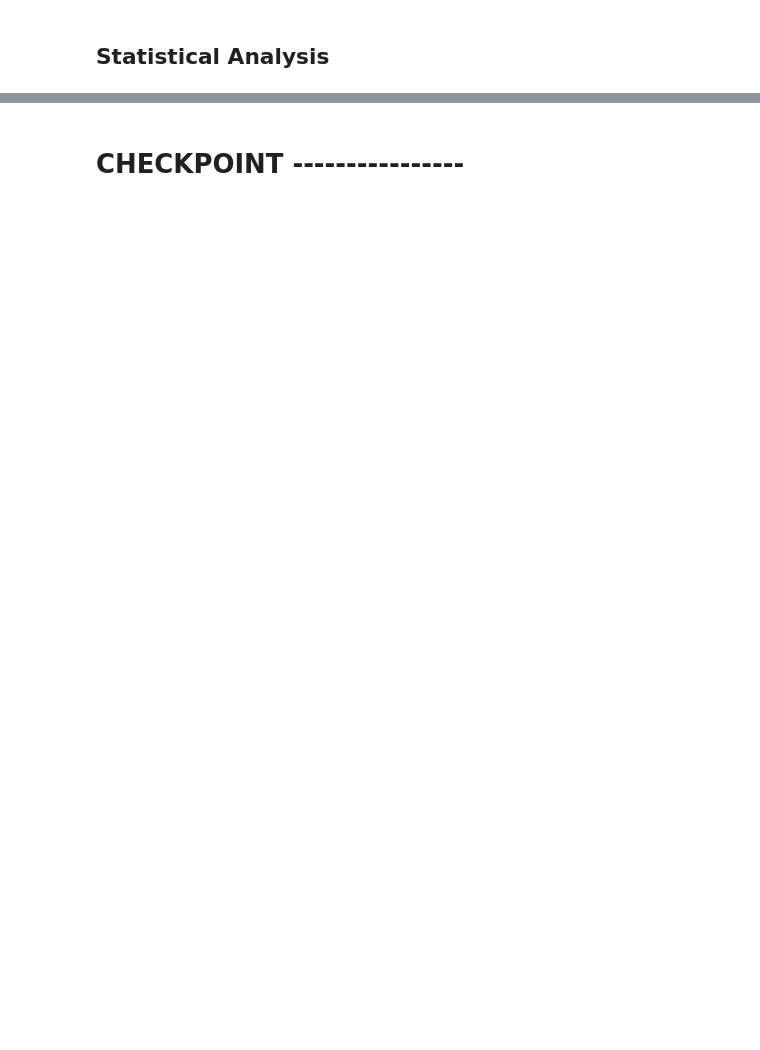
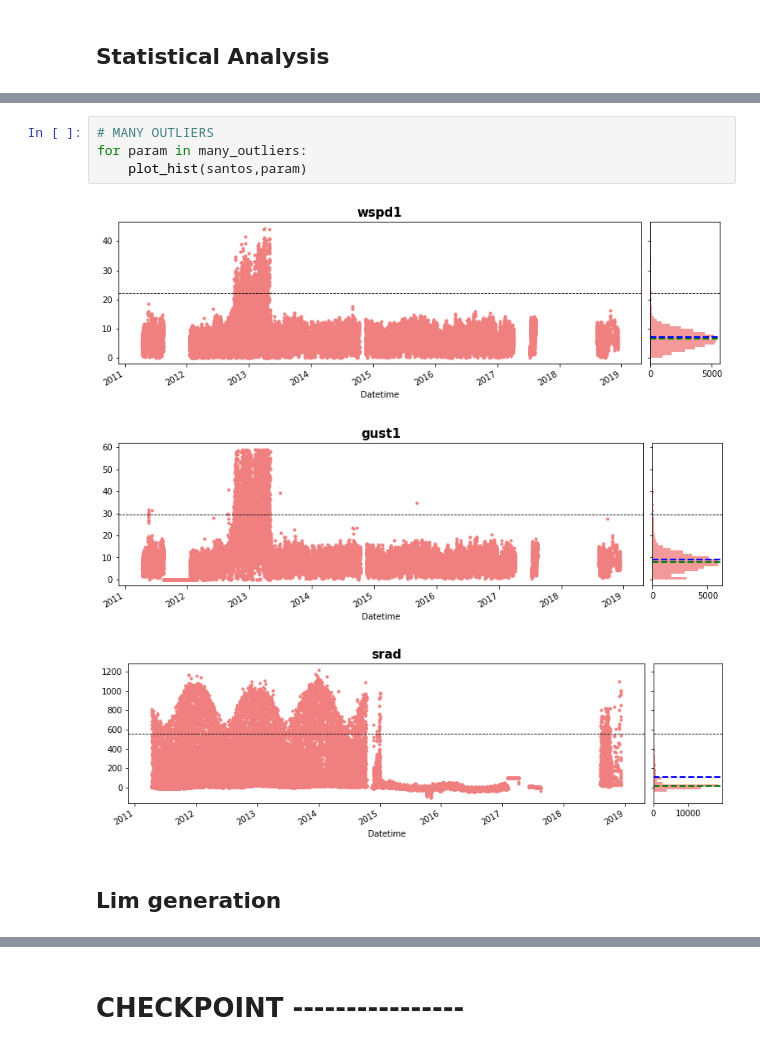
Before and after one commit to PNBOIA-Brasil/pnboia_qc, a Jupyter notebook: notebooks/limits_generation/santos_qc.ipynb, the cells around one changed output, grey strips where cells are left out. Drawn from its saved outputs; the diff is of its cells as text; blank space fills up the shorter version.

```diff
--- a/notebooks/limits_generation/santos_qc.ipynb
+++ b/notebooks/limits_generation/santos_qc.ipynb
@@ -107,2 +123,12 @@ for param in many_outliers:
+# %%
+# MANY OUTLIERS
+for param in many_outliers:
+    plot_hist(santos,param)
+# %% [output]
+[figure, added]
+[figure, added]
+[figure, added]
+# %% [markdown]
+## Lim generation
 # %%
 # Generated lims
```
Also changed, not shown: parts of 30 cells of this notebook.
